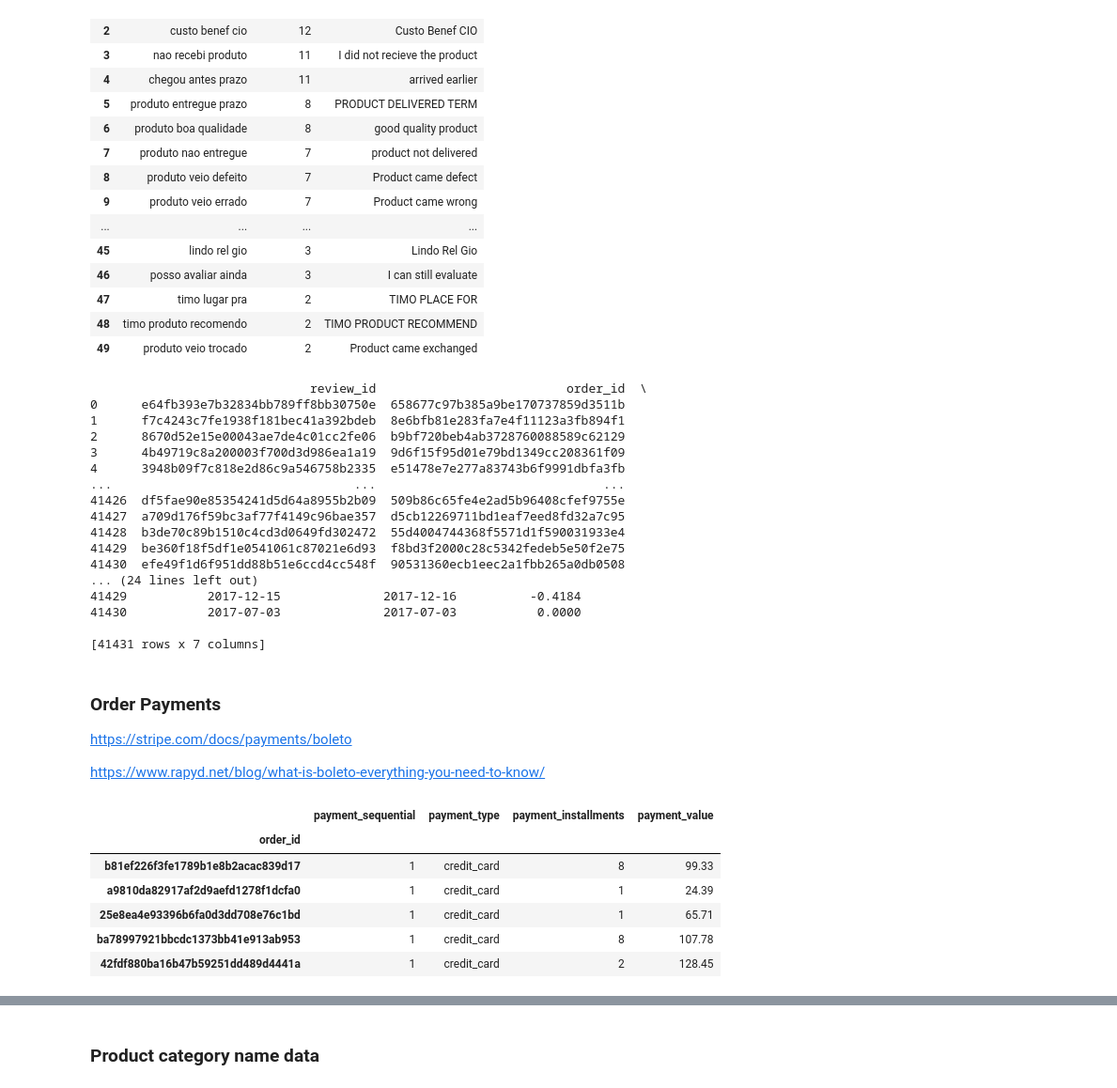
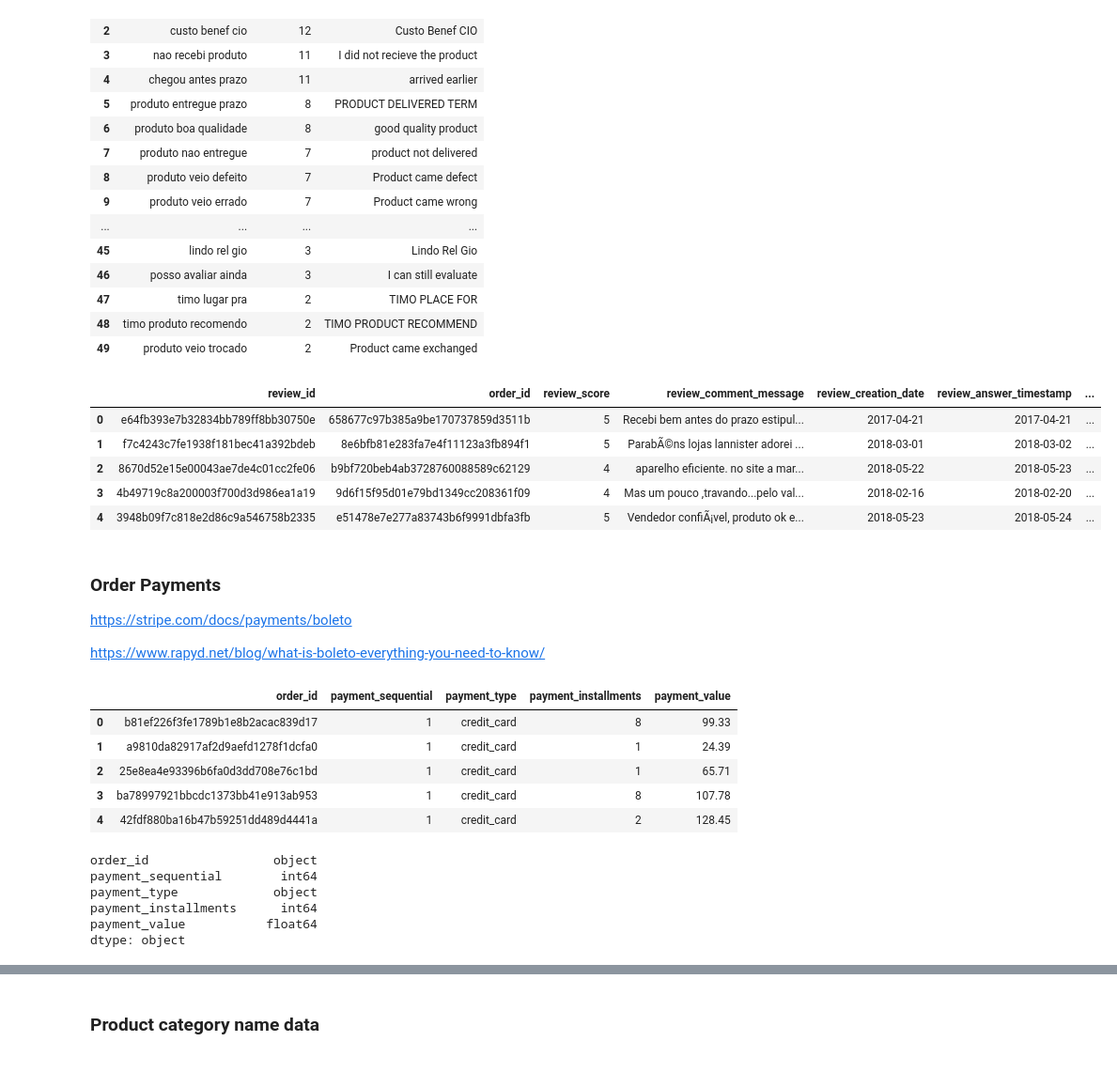
Before and after one commit to NoahPlage/Olist-Business-Analysis, a Jupyter notebook: olist-notebook.ipynb, the cells around one changed output, grey strips where cells are left out. Shown: that part at 94% size. Drawn from its saved outputs; the diff is of its cells as text; code cells hidden in the pictures.

```diff
--- a/olist-notebook.ipynb
+++ b/olist-notebook.ipynb
@@ -559,29 +559,18 @@ important_trigrams_title
 # %%
 #Load in the sentiment analyzer
 sia=SentimentIntensityAnalyzer()
 
 #Apply the analyzer over each comment to obtain the polarity scores
 reviews_data['polarity_scores']=reviews_data['review_comment_message'].apply(lambda x: sia.polarity_scores(x)['compound'])
 
-print(reviews_data)
+reviews_data.head()
 # %% [output]
-                              review_id                          order_id  \
-0      e64fb393e7b32834bb789ff8bb30750e  658677c97b385a9be170737859d3511b
-1      f7c4243c7fe1938f181bec41a392bdeb  8e6bfb81e283fa7e4f11123a3fb894f1
-2      8670d52e15e00043ae7de4c01cc2fe06  b9bf720beb4ab3728760088589c62129
-3      4b49719c8a200003f700d3d986ea1a19  9d6f15f95d01e79bd1349cc208361f09
-4      3948b09f7c818e2d86c9a546758b2335  e51478e7e277a83743b6f9991dbfa3fb
-...                                 ...                               ...
-41426  df5fae90e85354241d5d64a8955b2b09  509b86c65fe4e2ad5b96408cfef9755e
-41427  a709d176f59bc3af77f4149c96bae357  d5cb12269711bd1eaf7eed8fd32a7c95
-41428  b3de70c89b1510c4cd3d0649fd302472  55d4004744368f5571d1f590031933e4
-41429  be360f18f5df1e0541061c87021e6d93  f8bd3f2000c28c5342fedeb5e50f2e75
-41430  efe49f1d6f951dd88b51e6ccd4cc548f  90531360ecb1eec2a1fbb265a0db0508
-... (24 lines left out)
-41429           2017-12-15              2017-12-16          -0.4184
-41430           2017-07-03              2017-07-03           0.0000
-
-[41431 rows x 7 columns]
+|  | review_id | order_id | review_score | review_comment_message | review_creation_date | review_answer_timestamp | ... |
+| 0 | e64fb393e7b32834bb789ff8bb30750e | 658677c97b385a9be170737859d3511b | 5 | Recebi bem antes do prazo estipul... | 2017-04-21 | 2017-04-21 | ... |
+| 1 | f7c4243c7fe1938f181bec41a392bdeb | 8e6bfb81e283fa7e4f11123a3fb894f1 | 5 | ParabÃ©ns lojas lannister adorei ... | 2018-03-01 | 2018-03-02 | ... |
+| 2 | 8670d52e15e00043ae7de4c01cc2fe06 | b9bf720beb4ab3728760088589c62129 | 4 | aparelho eficiente. no site a mar... | 2018-05-22 | 2018-05-23 | ... |
+| 3 | 4b49719c8a200003f700d3d986ea1a19 | 9d6f15f95d01e79bd1349cc208361f09 | 4 | Mas um pouco ,travando...pelo val... | 2018-02-16 | 2018-02-20 | ... |
+| 4 | 3948b09f7c818e2d86c9a546758b2335 | e51478e7e277a83743b6f9991dbfa3fb | 5 | Vendedor confiÃ¡vel, produto ok e... | 2018-05-23 | 2018-05-24 | ... |
 # %% [markdown]
 ### Order Payments
 https://stripe.com/docs/payments/boleto
@@ -591,19 +580,12 @@ https://www.rapyd.net/blog/what-is-boleto-everything-you-need-to-know/
 # Read in olist_order_payments_dataset.csv and make pandas dataframe
 payments_df = pd.read_csv("data\olist_order_payments_dataset.csv")
 
-# Drop duplicates from order_id column
-payments_df.drop_duplicates(subset = ['order_id'], inplace = True)
-
-# Set index as order_id
-payments_df.set_index("order_id", inplace = True)
-
 # Print dataframe
 payments_df.head()
 # %% [output]
-|  | payment_sequential | payment_type | payment_installments | payment_value |
-| order_id |  |  |  |  |
-| b81ef226f3fe1789b1e8b2acac839d17 | 1 | credit_card | 8 | 99.33 |
-| a9810da82917af2d9aefd1278f1dcfa0 | 1 | credit_card | 1 | 24.39 |
-| 25e8ea4e93396b6fa0d3dd708e76c1bd | 1 | credit_card | 1 | 65.71 |
-| ba78997921bbcdc1373bb41e913ab953 | 1 | credit_card | 8 | 107.78 |
-| 42fdf880ba16b47b59251dd489d4441a | 1 | credit_card | 2 | 128.45 |
+|  | order_id | payment_sequential | payment_type | payment_installments | payment_value |
+| 0 | b81ef226f3fe1789b1e8b2acac839d17 | 1 | credit_card | 8 | 99.33 |
+| 1 | a9810da82917af2d9aefd1278f1dcfa0 | 1 | credit_card | 1 | 24.39 |
+| 2 | 25e8ea4e93396b6fa0d3dd708e76c1bd | 1 | credit_card | 1 | 65.71 |
+| 3 | ba78997921bbcdc1373bb41e913ab953 | 1 | credit_card | 8 | 107.78 |
+| 4 | 42fdf880ba16b47b59251dd489d4441a | 1 | credit_card | 2 | 128.45 |
@@ -613,3 +592,13 @@ payments_df=payments_df.reset_index()
+# %%
+# Check datatypes
+payments_df.dtypes
+# %% [output]
+order_id                 object
+payment_sequential        int64
+payment_type             object
+payment_installments      int64
+payment_value           float64
+dtype: object
 # %%
 # Count rows of each column
 payments_df.count()
```
Also changed, not shown: parts of 11 cells of this notebook.
